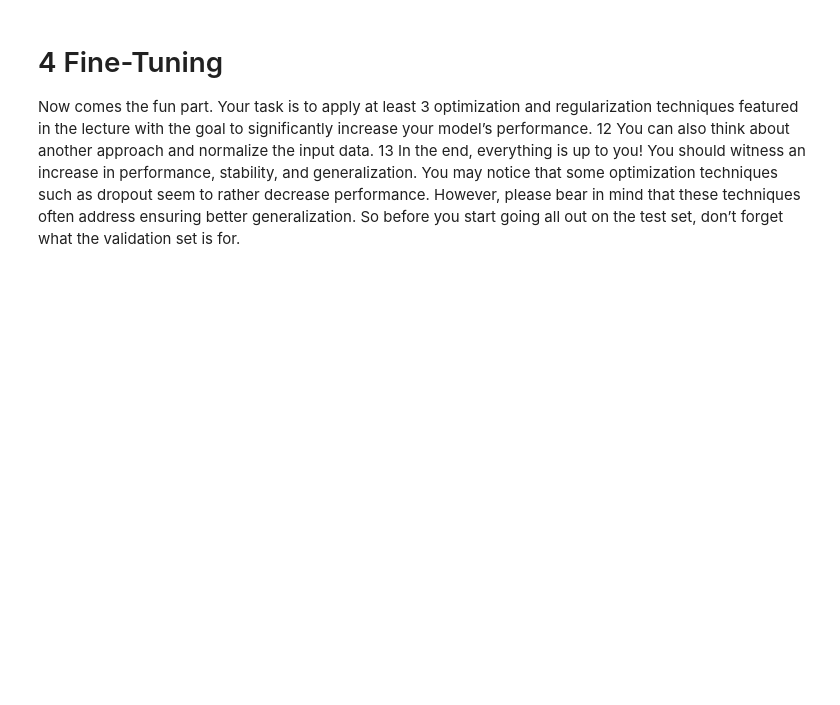
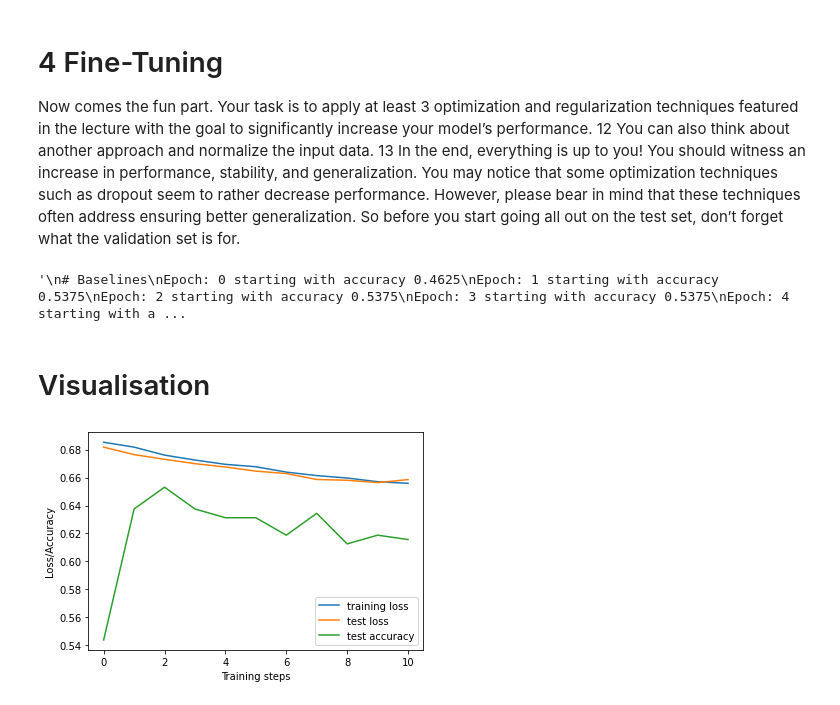
Before and after one commit to juelha/IANNWTF, a Jupyter notebook: homework04_Sabine.ipynb, the cells around one changed output. Saved outputs shown, nothing was run; the diff lists cells and outputs as text; code cells hidden in the pictures; blank space fills up the shorter version.

```diff
--- a/homework04_Sabine.ipynb
+++ b/homework04_Sabine.ipynb
@@ -170,14 +162,18 @@ class MyModel(tf.keras.Model):
 
     def __init__(self):
         super(MyModel, self).__init__()
-        self.dense1 = tf.keras.layers.Dense(16, activation=tf.sigmoid)
+        self.dense1 = tf.keras.layers.Dense(16, activation=tf.sigmoid, kernel_regularizer='l1_l2')
         self.dense2 = tf.keras.layers.Dense(16, activation=tf.sigmoid)
         self.out = tf.keras.layers.Dense(1, activation=tf.sigmoid)
+        self.dropout_layer = tf.keras.layers.Dropout(rate=0.2)
+
 
     @tf.function
-    def call(self, inputs):
+    def call(self, inputs, training=None):
         x = self.dense1(inputs)
+        #x = self.dropout_layer(x, training = training)
         x = self.dense2(x)
+        #x = self.dropout_layer(x, training = training)
         x = self.out(x)
         return x
 # %%
@@ -282,3 +284,35 @@ You may notice that some optimization techniques such as dropout seem to rather
 decrease performance. However, please bear in mind that these techniques often address
 ensuring better generalization. So before you start going all out on the test set, don’t
 forget what the validation set is for.
+# %%
+'''
+# Baselines
+Epoch: 0 starting with accuracy 0.4625
+Epoch: 1 starting with accuracy 0.5375
+Epoch: 2 starting with accuracy 0.5375
+Epoch: 3 starting with accuracy 0.5375
+Epoch: 4 starting with accuracy 0.58125
+Epoch: 5 starting with accuracy 0.575
+Epoch: 6 starting with accuracy 0.609375
+Epoch: 7 starting with accuracy 0.609375
+Epoch: 8 starting with accuracy 0.6125
+Epoch: 9 starting with accuracy 0.6125
+'''
+# %% [output]
+'\n# Baselines\nEpoch: 0 starting with accuracy 0.4625\nEpoch: 1 starting with accuracy 0.5375\nEpoch: 2 starting with accuracy 0.5375\nEpoch: 3 starting with accuracy 0.5375\nEpoch: 4 starting with a ...
+# %% [markdown]
+# Visualisation
+# %%
+import matplotlib.pyplot as plt
+
+# Visualize accuracy and loss for training and test data.
+plt.figure()
+line1, = plt.plot(train_losses)
+line2, = plt.plot(test_losses)
+line3, = plt.plot(test_accuracies)
+plt.xlabel("Training steps")
+plt.ylabel("Loss/Accuracy")
+plt.legend((line1,line2, line3),("training loss","test loss", "test accuracy"))
+plt.show()
+# %% [output]
+[figure, added]
```
Also changed, not shown: parts of 3 cells of this notebook.
